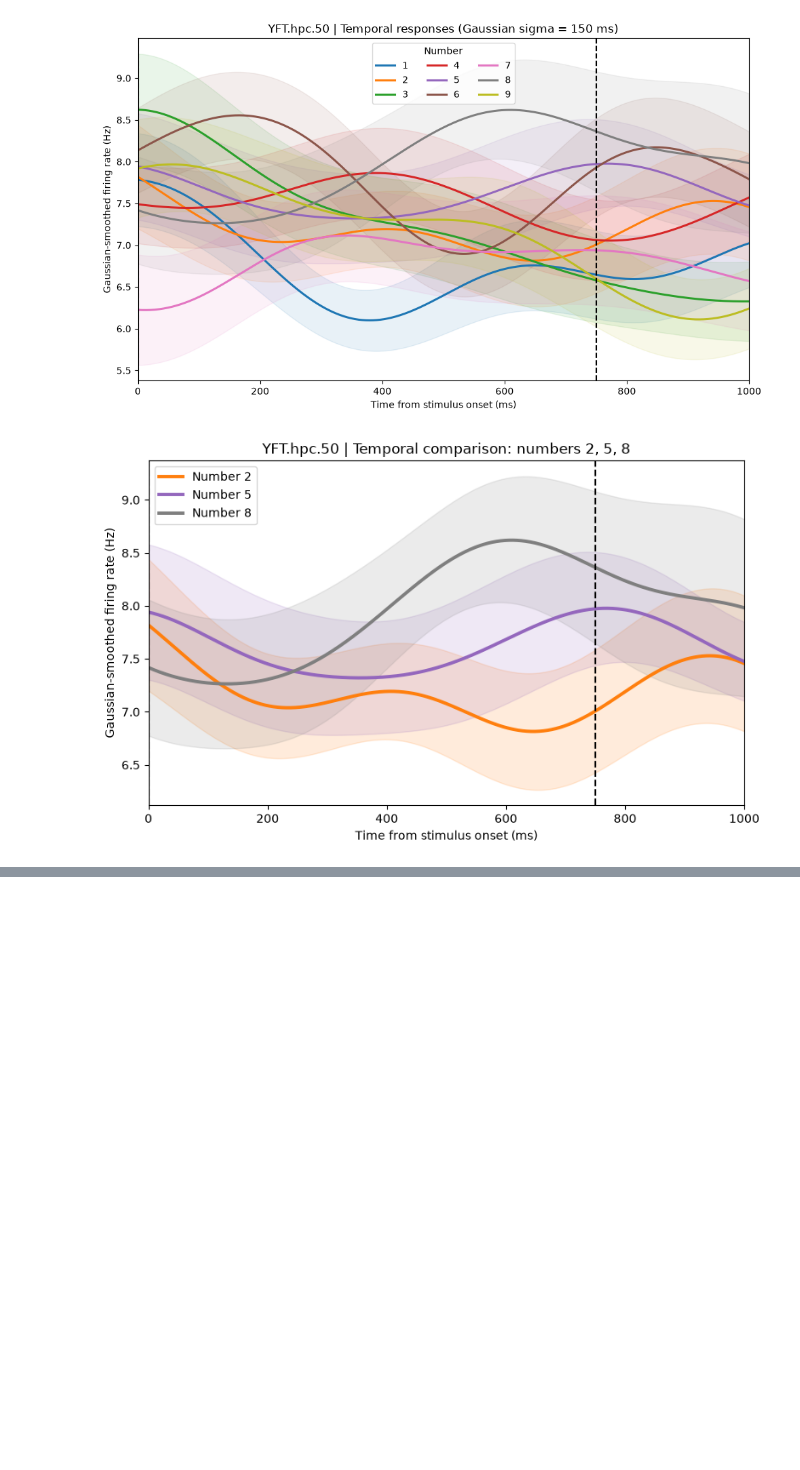
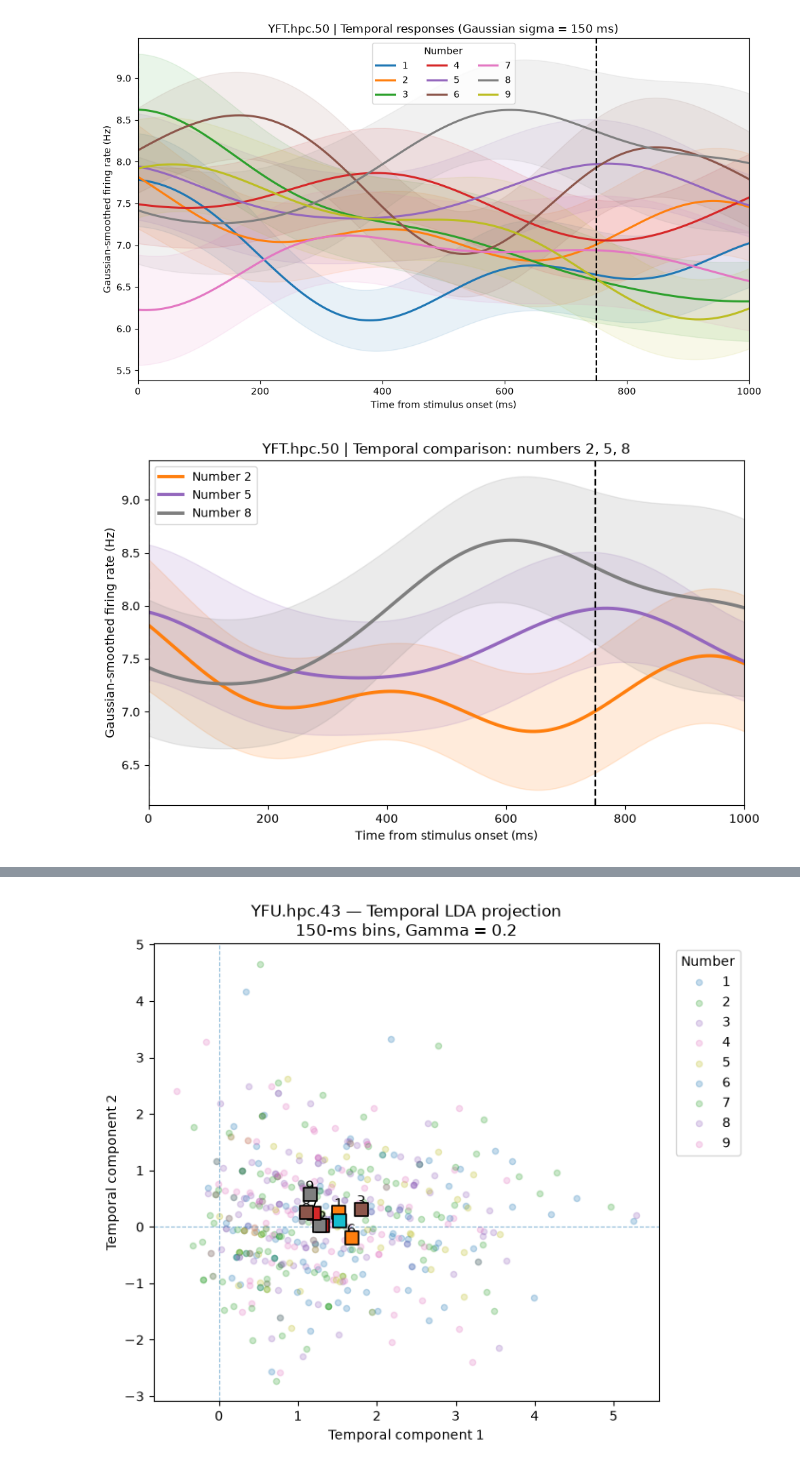
Before and after one commit to Shafiq-Abdu/number-simplex-reproduction, a Jupyter notebook: notebooks1/01_data_loading.ipynb, the cells around one changed output, grey strips where cells are left out. Cells and saved outputs as stored; diff of their text form; code cells hidden in the pictures; blank space fills up the shorter version.

```diff
--- a/notebooks1/01_data_loading.ipynb
+++ b/notebooks1/01_data_loading.ipynb
@@ -2034,0 +2850,11 @@ Gaussian sigma: 150 ms
+# %%
+# Project all 494 presentations onto the first two
+# discriminant temporal components
+
+Z = lda_temporal.transform(X_best)
+
+print("Original feature matrix:", X_best.shape)
+print("LDA projection:", Z.shape)
+
+print("\nFirst 10 projected trials:")
+print(Z[:10])
@@ -2034,0 +2876,72 @@ Gaussian sigma: 150 ms
+# %%
+import numpy as np
+import matplotlib.pyplot as plt
+
+# ============================================================
+# FIGURE 1H — FIRST CHECK
+# Raw trials + number-condition centroids
+# ============================================================
+
+fig, ax = plt.subplots(figsize=(7, 6))
+
+for number in range(1, 10):
+
+    mask = (y_best == number)
+
+    # All presentations of this number
+    Z_num = Z[mask]
+
+    # Mean position / centroid
+    centroid = Z_num.mean(axis=0)
+
+    # Raw trials
+    ax.scatter(
+        Z_num[:, 0],
+        Z_num[:, 1],
+        alpha=0.25,
+        s=20,
+        label=str(number)
+    )
+
+    # Centroid
+    ax.scatter(
+        centroid[0],
+        centroid[1],
+        marker="s",
+        s=100,
+        edgecolor="black",
+        linewidth=1.2,
+        zorder=5
+    )
+
+    # Number label at centroid
+    ax.text(
+        centroid[0],
+        centroid[1],
+        str(number),
+        fontsize=11,
+        ha="center",
+        va="bottom"
+    )
+
+ax.axhline(0, linewidth=0.8, linestyle="--", alpha=0.5)
+ax.axvline(0, linewidth=0.8, linestyle="--", alpha=0.5)
+
+ax.set_xlabel("Temporal component 1")
+ax.set_ylabel("Temporal component 2")
+
+ax.set_title(
+    "YFU.hpc.43 — Temporal LDA projection\n"
+    "150-ms bins, Gamma = 0.2"
+)
+
+ax.legend(
+    title="Number",
+    bbox_to_anchor=(1.02, 1),
+    loc="upper left"
+)
+
+plt.tight_layout()
+plt.show()
+# %% [output]
+[figure, added]
```
Also changed, not shown: parts of 49 cells of this notebook, 9 other files.
